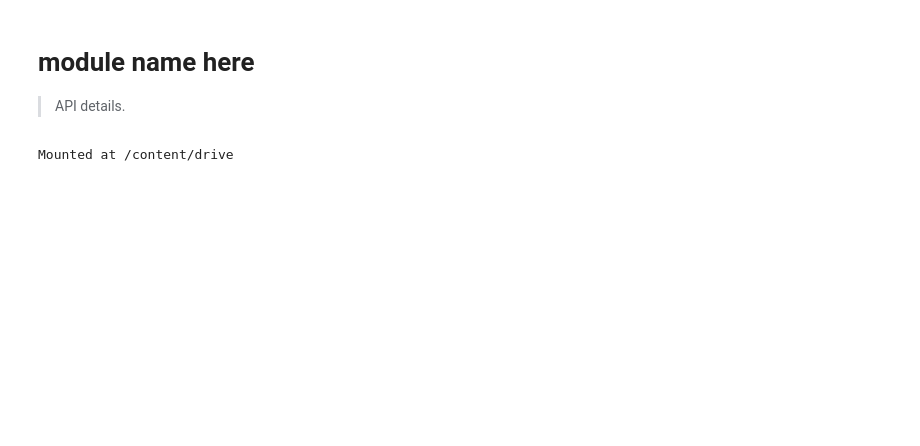
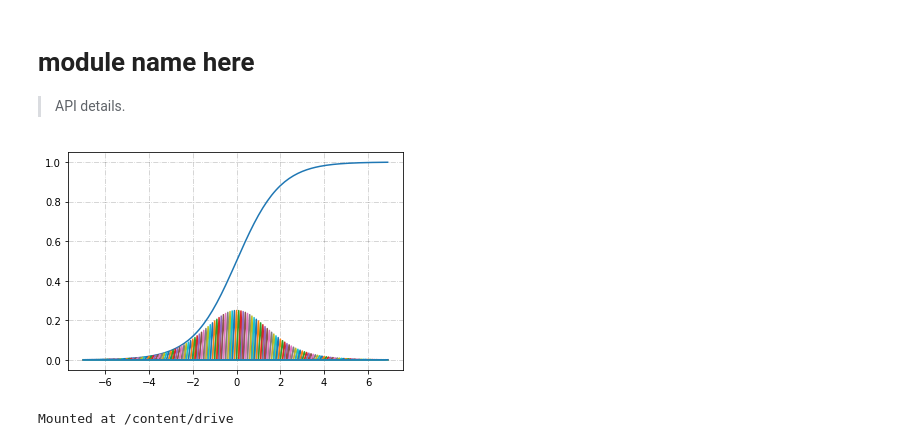
Before and after one commit to manik-500/fastgan, a Jupyter notebook: 00_core.ipynb, the cells around one changed output. Cells and saved outputs as stored; diff of their text form; code cells hidden in the pictures; blank space fills up the shorter version.

```diff
--- a/00_core.ipynb
+++ b/00_core.ipynb
@@ -34,9 +34,11 @@ import fastcore, fastai, pylab, nbdev
 # %%
 #export
 def plot(func,**kargs):
-    x=torch.arange(-7,7,.1)
+    x=torch.arange(-7,7,.1,requires_grad=True)
     pylab.clf()
     pylab.grid(color='k', alpha=0.2, linestyle='dashdot')
-    pylab.plot(x,func(x,**kargs).data.numpy())
-    pylab.xlim([-7,7])
-    pylab.ylim([-7,7])
+    y=func(x,**kargs)
+    pylab.plot(x.detach().numpy(),y.detach().numpy())
+    pylab.plot(x.detach().numpy(),torch.autograd.functional.jacobian(func,x).data.numpy())
+    # pylab.xlim([-7,7])
+    # pylab.ylim([-7,7])
@@ -43,3 +48,7 @@ def plot(func,**kargs):
+# %%
+plot(lambda x:x.sigmoid())
+# %% [output]
+[figure, added]
 # %%
 #hide
 from nbd_colab import *
```
Also changed, not shown: parts of 7 cells of this notebook, 1 other file.
